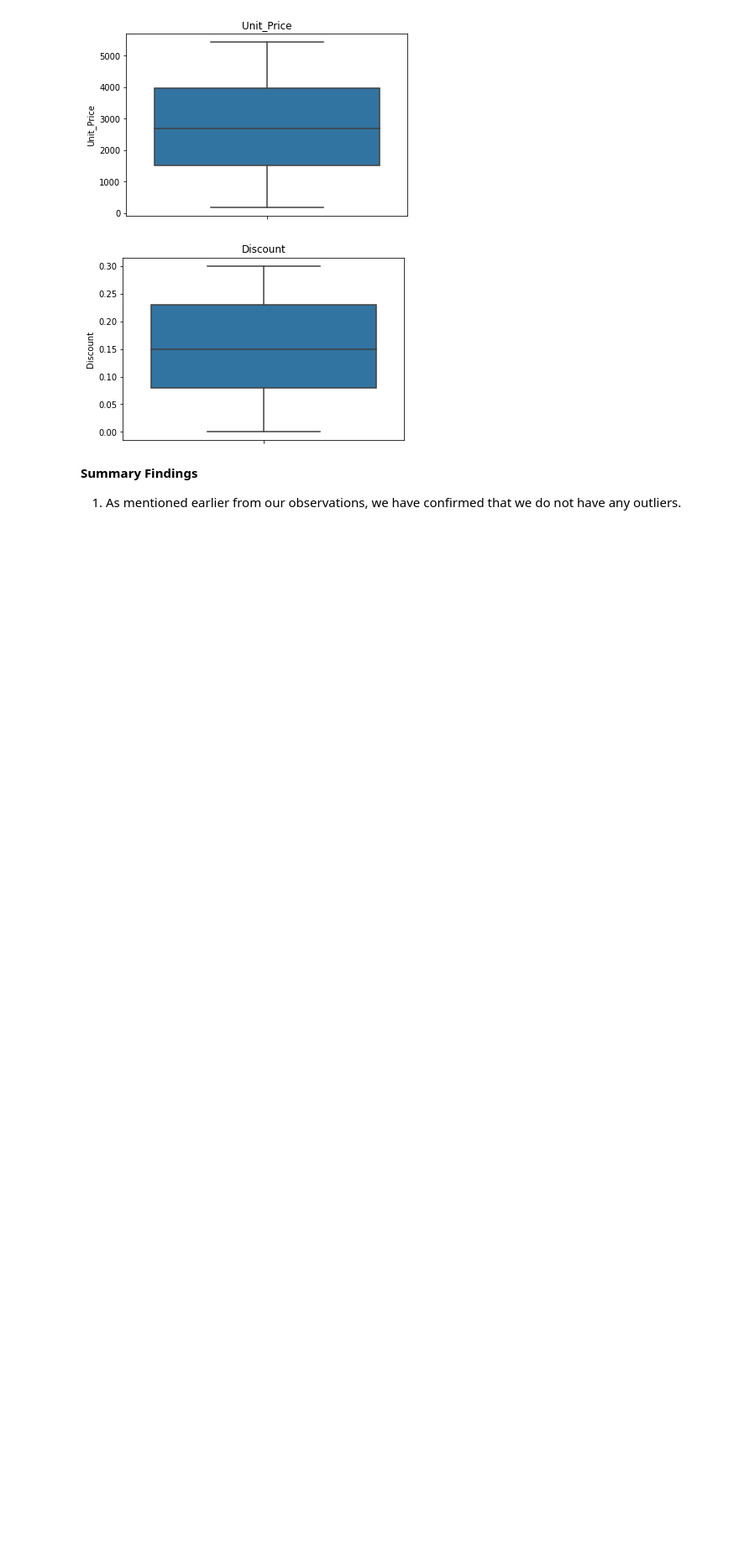
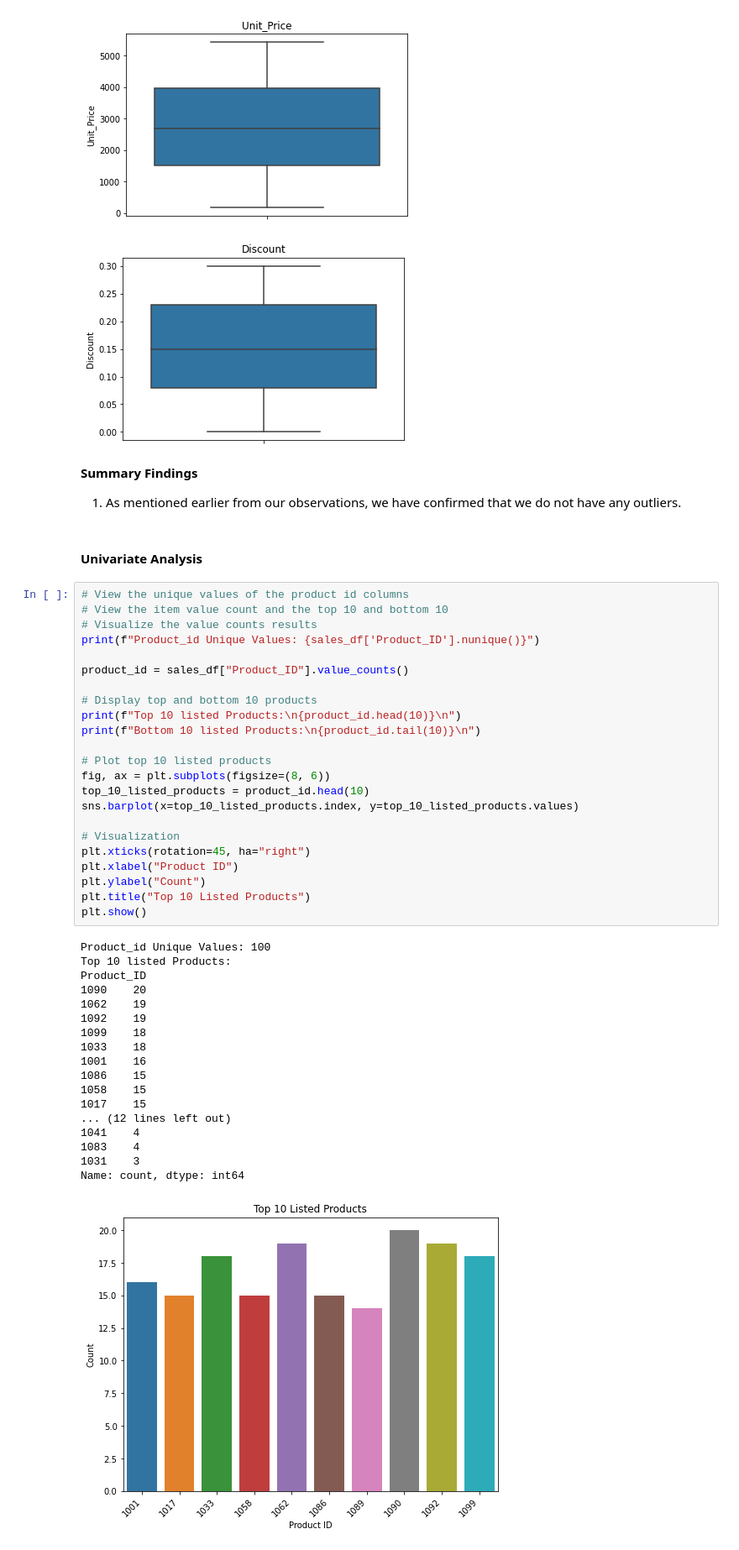
Before and after one commit to jgatharia/Sales_Analysis_Report, a Jupyter notebook: index.ipynb, the cells around one changed output. Shown at 84% size. Cells and saved outputs as stored; diff of their text form; blank space fills up the shorter version.

Commit message:
Univariate Analysis

```diff
--- a/index.ipynb
+++ b/index.ipynb
@@ -137,3 +137,47 @@ for col in numericals.columns:
 **Summary Findings**
 
 1. As mentioned earlier from our observations, we have confirmed that we do not have any outliers.
+# %% [markdown]
+#### Univariate Analysis
+# %%
+# View the unique values of the product id columns
+# View the item value count and the top 10 and bottom 10
+# Visualize the value counts results
+print(f"Product_id Unique Values: {sales_df['Product_ID'].nunique()}")
+
+product_id = sales_df["Product_ID"].value_counts()
+
+# Display top and bottom 10 products
+print(f"Top 10 listed Products:\n{product_id.head(10)}\n")
+print(f"Bottom 10 listed Products:\n{product_id.tail(10)}\n")
+
+# Plot top 10 listed products
+fig, ax = plt.subplots(figsize=(8, 6))
+top_10_listed_products = product_id.head(10)
+sns.barplot(x=top_10_listed_products.index, y=top_10_listed_products.values)
+
+# Visualization
+plt.xticks(rotation=45, ha="right")
+plt.xlabel("Product ID")
+plt.ylabel("Count")
+plt.title("Top 10 Listed Products")
+plt.show()
+# %% [output]
+Product_id Unique Values: 100
+Top 10 listed Products:
+Product_ID
+1090    20
+1062    19
+1092    19
+1099    18
+1033    18
+1001    16
+1086    15
+1058    15
+1017    15
+... (12 lines left out)
+1041    4
+1083    4
+1031    3
+Name: count, dtype: int64
+[figure, added]
```
Also changed, not shown: parts of 16 cells of this notebook.
